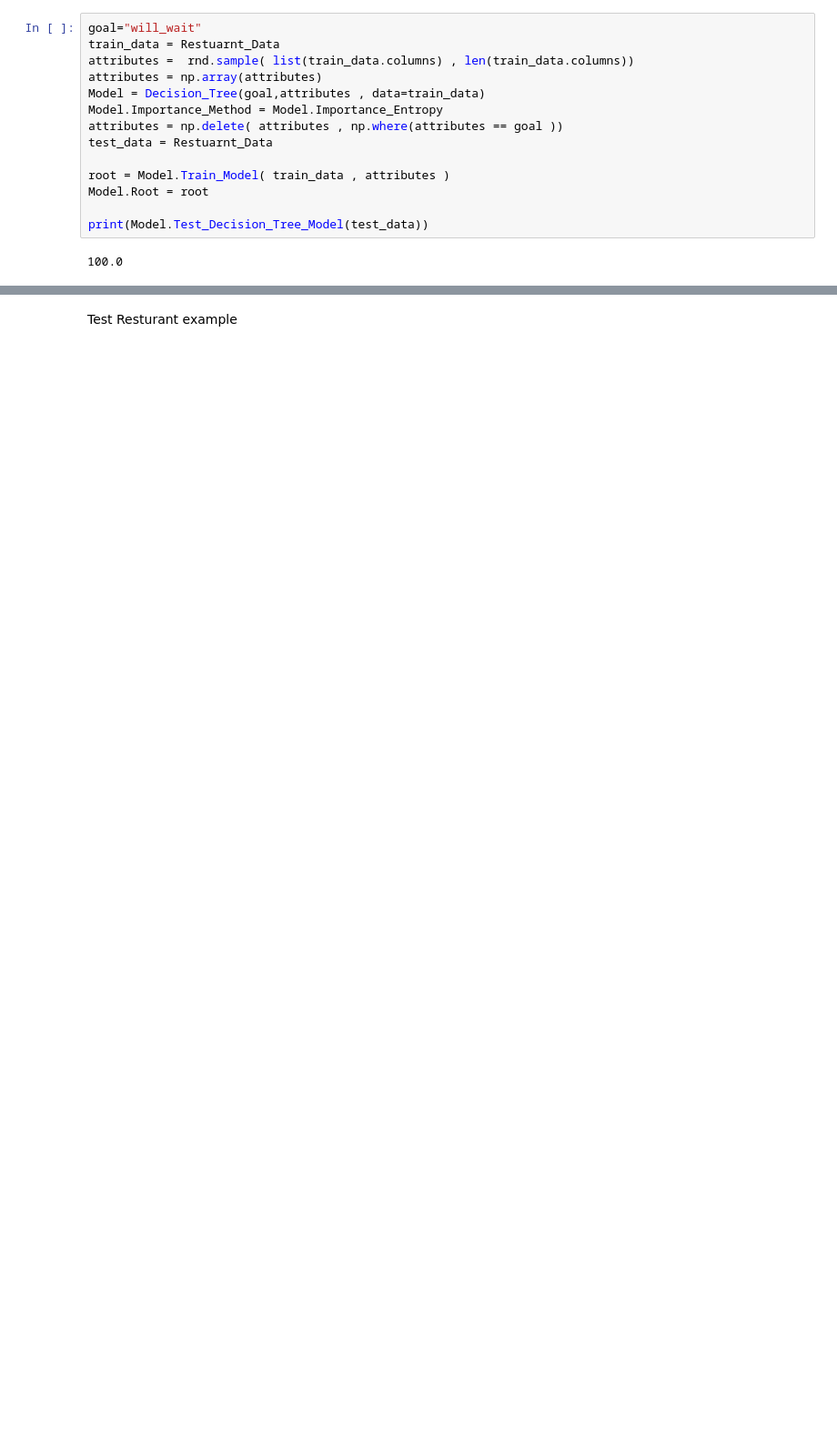
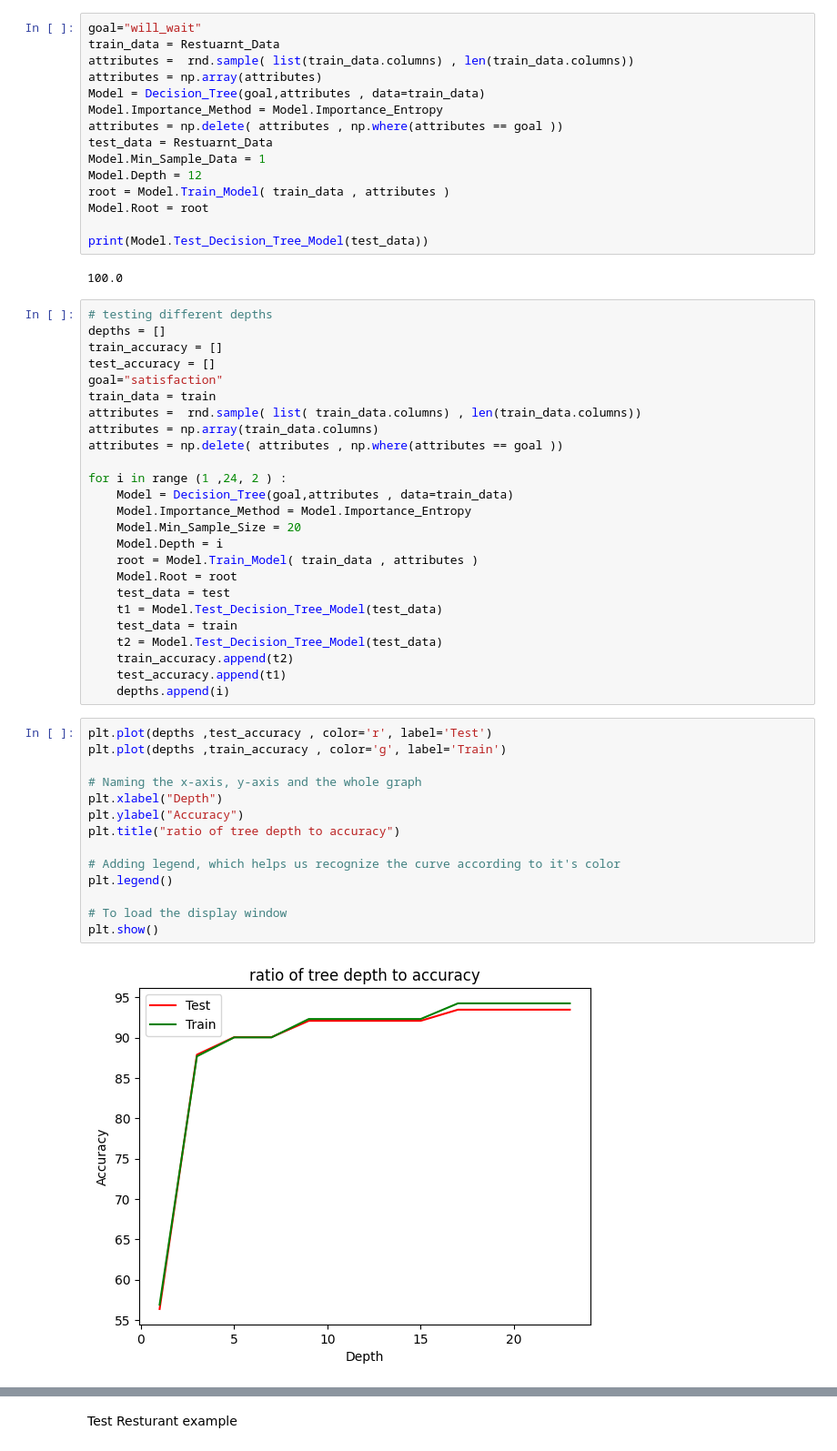
Before and after one commit to zahra121281/AIProjects2023-2024, a Jupyter notebook: DecisionTree/DecisionTree.ipynb, the cells around one changed output, grey strips where cells are left out. Shown: that part at 91% size. Drawn from its saved outputs; the diff is of its cells as text; blank space fills up the shorter version.

```diff
--- a/DecisionTree/DecisionTree.ipynb
+++ b/DecisionTree/DecisionTree.ipynb
@@ -648,10 +660,52 @@ Model = Decision_Tree(goal,attributes , data=train_data)
 Model.Importance_Method = Model.Importance_Entropy
 attributes = np.delete( attributes , np.where(attributes == goal ))
 test_data = Restuarnt_Data
-
+Model.Min_Sample_Data = 1
+Model.Depth = 12
 root = Model.Train_Model( train_data , attributes )
 Model.Root = root
 
 print(Model.Test_Decision_Tree_Model(test_data))
 # %% [output]
 100.0
+# %%
+# testing different depths
+depths = []
+train_accuracy = []
+test_accuracy = []
+goal="satisfaction"
+train_data = train
+attributes =  rnd.sample( list( train_data.columns) , len(train_data.columns))
+attributes = np.array(train_data.columns)
+attributes = np.delete( attributes , np.where(attributes == goal ))
+
+for i in range (1 ,24, 2 ) :
+    Model = Decision_Tree(goal,attributes , data=train_data)
+    Model.Importance_Method = Model.Importance_Entropy
+    Model.Min_Sample_Size = 20
+    Model.Depth = i
+    root = Model.Train_Model( train_data , attributes )
+    Model.Root = root
+    test_data = test
+    t1 = Model.Test_Decision_Tree_Model(test_data)
+    test_data = train
+    t2 = Model.Test_Decision_Tree_Model(test_data)
+    train_accuracy.append(t2)
+    test_accuracy.append(t1)
+    depths.append(i)
+# %%
+plt.plot(depths ,test_accuracy , color='r', label='Test')
+plt.plot(depths ,train_accuracy , color='g', label='Train')
+
+# Naming the x-axis, y-axis and the whole graph
+plt.xlabel("Depth")
+plt.ylabel("Accuracy")
+plt.title("ratio of tree depth to accuracy")
+
+# Adding legend, which helps us recognize the curve according to it's color
+plt.legend()
+
+# To load the display window
+plt.show()
+# %% [output]
+[figure, added]
```
Also changed, not shown: parts of 24 cells of this notebook, 8 other files.
